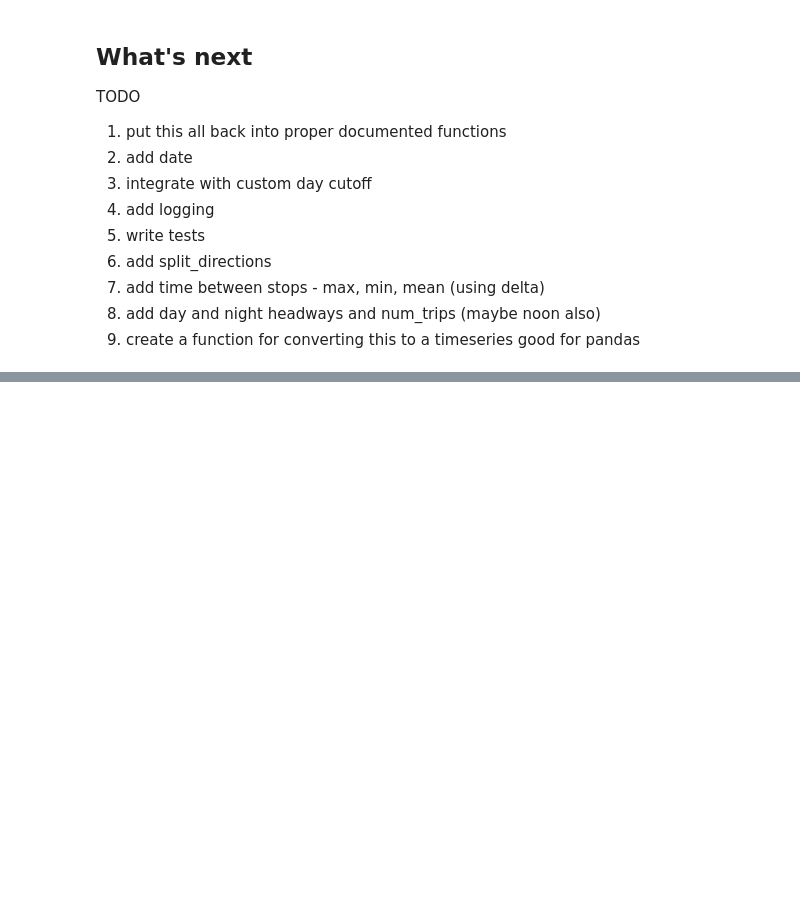
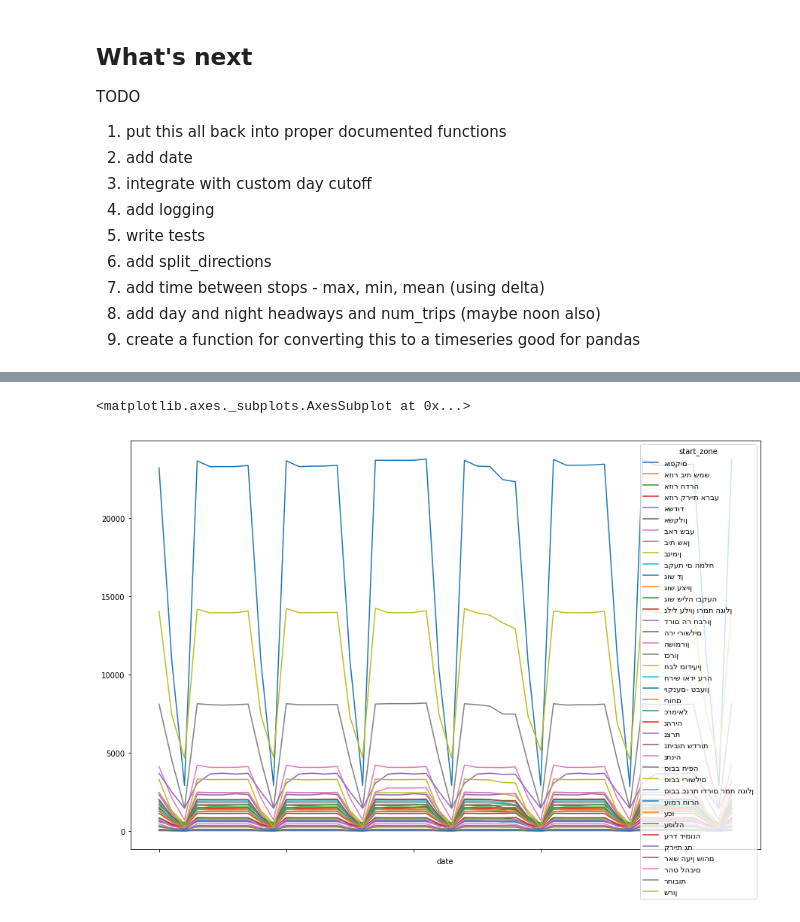
Before and after one commit to cjer/open-bus-explore, a Jupyter notebook: openbus_15_gtfs_stats_prod.ipynb, the cells around one changed output, grey strips where cells are left out. Cells and saved outputs as stored; diff of their text form; code cells hidden in the pictures; blank space fills up the shorter version.

Commit message:
read route_stats from folder

```diff
--- a/openbus_15_gtfs_stats_prod.ipynb
+++ b/openbus_15_gtfs_stats_prod.ipynb
@@ -376,3 +376,6 @@ TODO
 1. add time between stops - max, min, mean (using delta)
 1. add day and night headways and num_trips (maybe noon also)
 1. create a function for converting this to a timeseries good for pandas
+# %%
+import glob
+rs = pd.concat([pd.read_pickle(f, compression='gzip') for f in glob.glob('data\\gtfs_stats_MOD\\*_route_stats.pkl.gz')])
@@ -378,0 +406,5 @@ TODO
+# %%
+rs.groupby(['date', 'start_zone']).num_trips.sum().unstack().plot(figsize=(15,10))
+# %% [output]
+<matplotlib.axes._subplots.AxesSubplot at 0x...>
+[figure, added]
```
Also changed, not shown: parts of 2 cells of this notebook.
